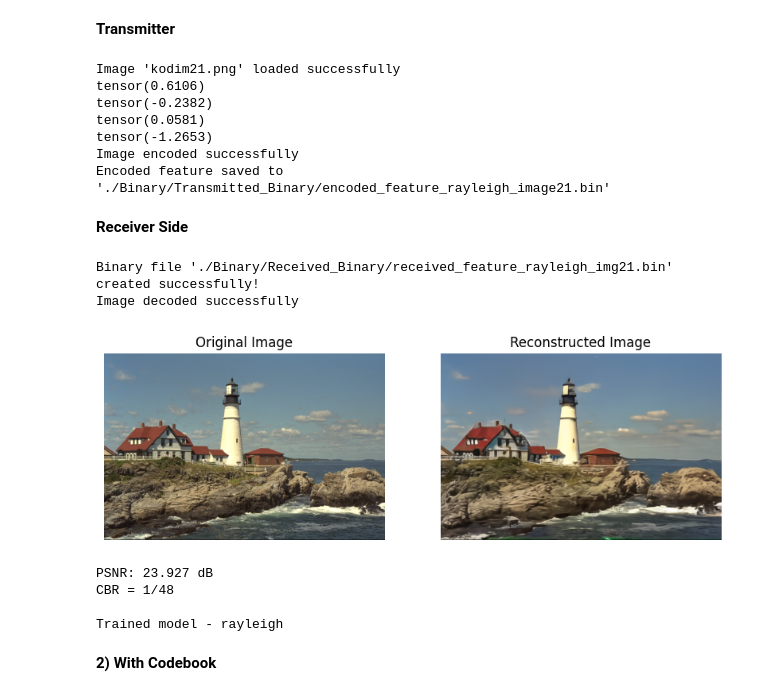
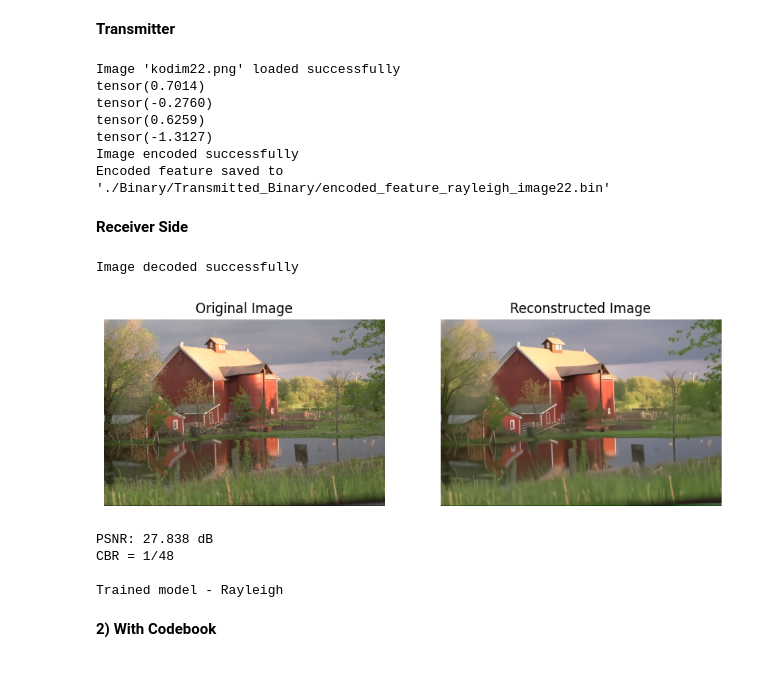
Before and after one commit to tharusha-pathirana/swin-semantic-communication, a Jupyter notebook: swinjscc-full.ipynb, the cells around one changed output. Drawn from its saved outputs; the diff is of its cells as text; code cells hidden in the pictures.

```diff
--- a/swinjscc-full.ipynb
+++ b/swinjscc-full.ipynb
@@ -2244,27 +2256,25 @@ def process_and_encode_image_to_binary(image_path, output_path, NORMALIZE_CONSTA
 # %%
 tx_binary_base_path = './Binary/Transmitted_Binary/'
 
-img_no = '21'
+img_no = '22'
 image_path=f"./Datasets/Kodak/kodim{img_no}.png"
 
 trained_model = 'rayleigh' # rayleigh =3 SNR, awgn = 10 SNR
 
-output_path= tx_binary_base_path +  f"encoded_feature_{trained_model}_image{img_no}.bin"
+output_path= tx_binary_base_path +  f"encoded_feature_{trained_model}_img{img_no}.bin"
 
-process_and_encode_image_to_binary(image_path, output_path, NORMALIZE_CONSTANT=20)
+process_and_encode_image_to_binary(image_path, output_path, NORMALIZE_CONSTANT=20, int_size=8)
 # %% [output]
-Image 'kodim21.png' loaded successfully
-tensor(0.6106)
-tensor(-0.2382)
-tensor(0.0581)
-tensor(-1.2653)
+Image 'kodim22.png' loaded successfully
+tensor(0.7014)
+tensor(-0.2760)
+tensor(0.6259)
+tensor(-1.3127)
 Image encoded successfully
-Encoded feature saved to './Binary/Transmitted_Binary/encoded_feature_rayleigh_image21.bin'
+Encoded feature saved to './Binary/Transmitted_Binary/encoded_feature_rayleigh_image22.bin'
 # %% [markdown]
 **Receiver Side**
 # %%
-# At the moment getting a text file from matlab  C:\Users\tharu\Desktop\FYP\Swin Semantic Communication\Binary\Received_Text
-
 def convert_txt_to_binary(input_txt_file, output_bin_file):
     with open(input_txt_file, 'r') as txt_file:
         bits = txt_file.read().replace('\n', '')  # Read all bits and remove newlines
@@ -2280,12 +2290,19 @@ def convert_txt_to_binary(input_txt_file, output_bin_file):
 
     print(f"Binary file '{output_bin_file}' created successfully!")
 
-def decode_and_evaluate(received_binary_path, image_path, resolution = (512,768), NORMALIZE_CONSTANT = 20):           # Image path is original image
+def decode_and_evaluate(received_binary_path, image_path, resolution = (512,768), NORMALIZE_CONSTANT = 20, int_size=8):           # Image path is original image
 
     tensor_shape = (1, int((resolution[0]*resolution[1])/(16*16)), 32)          # (Image size is 512x768x3 --> tensor (1, H/16 * W/16, 32))
-    received_feature = np.fromfile(received_binary_path, dtype=np.int16).reshape(tensor_shape)
 
-    recovered_feature = received_feature / 32767 * NORMALIZE_CONSTANT   # Pass this to the decoder
+    if int_size == 8:
+        received_feature = np.fromfile(received_binary_path, dtype=np.int8).reshape(tensor_shape)
+        recovered_feature = received_feature / 127 * NORMALIZE_CONSTANT
+
+    elif int_size == 16:
+        received_feature = np.fromfile(received_binary_path, dtype=np.int16).reshape(tensor_shape)
+        recovered_feature = received_feature / 32767 * NORMALIZE_CONSTANT
+
+
     recovered_feature_tensor = torch.from_numpy(recovered_feature).float()
 
     with torch.no_grad():
@@ -2310,30 +2327,29 @@ def decode_and_evaluate(received_binary_path, image_path, resolution = (512,768)
     print(f"PSNR: {round(psnr_value.item(), 3)} dB")
     print(f'CBR = {cbr_used}')
 
+    #save_image(recon_image, f"reconstructed_{image_name}")
+
 rx_text_base_path =  './Binary/Received_Text/'
 rx_binary_base_path = './Binary/Received_Binary/'
 
 trained_model = 'rayleigh' # rayleigh = 3 SNR, awgn = 10 SNR
 # %%
-
-
-input_txt_file = rx_text_base_path +  'reconstructedBinaryVector_im21.txt'          # Give the name of the saved text file
-img_no = '21'                                                                       # Give image number in kodak dataset
+#input_txt_file = rx_text_base_path +  'reconstructedBinaryVector_im21.txt'          # Give the name of the saved text file
+img_no = '22'                                                                       # Give image number in kodak dataset
 
 received_bin_file = rx_binary_base_path + f'received_feature_{trained_model}_img{img_no}.bin'
-convert_txt_to_binary(input_txt_file, received_bin_file)
+#convert_txt_to_binary(input_txt_file, received_bin_file)
 
-decode_and_evaluate(received_binary_path = received_bin_file , image_path = f"./Datasets/Kodak/kodim{img_no}.png" , resolution = (512,768), NORMALIZE_CONSTANT=20)
+decode_and_evaluate(received_binary_path = received_bin_file , image_path = f"./Datasets/Kodak/kodim{img_no}.png" , resolution = (512,768), NORMALIZE_CONSTANT=20, int_size=8)
 
-print ( '\n' + f'Trained model - {trained_model}')
+print ( '\n' + f'Trained model - {trained_model.capitalize()}')
 # %% [output]
-Binary file './Binary/Received_Binary/received_feature_rayleigh_img21.bin' created successfully!
 Image decoded successfully
-[figure, old version]
+[figure, new version]
-PSNR: 23.927 dB
+PSNR: 27.838 dB
 CBR = 1/48
 
-Trained model - rayleigh
+Trained model - Rayleigh
 # %% [markdown]
 **2) With Codebook**
 # %% [markdown]
```
Also changed, not shown: parts of 7 cells of this notebook, 2 other files.
